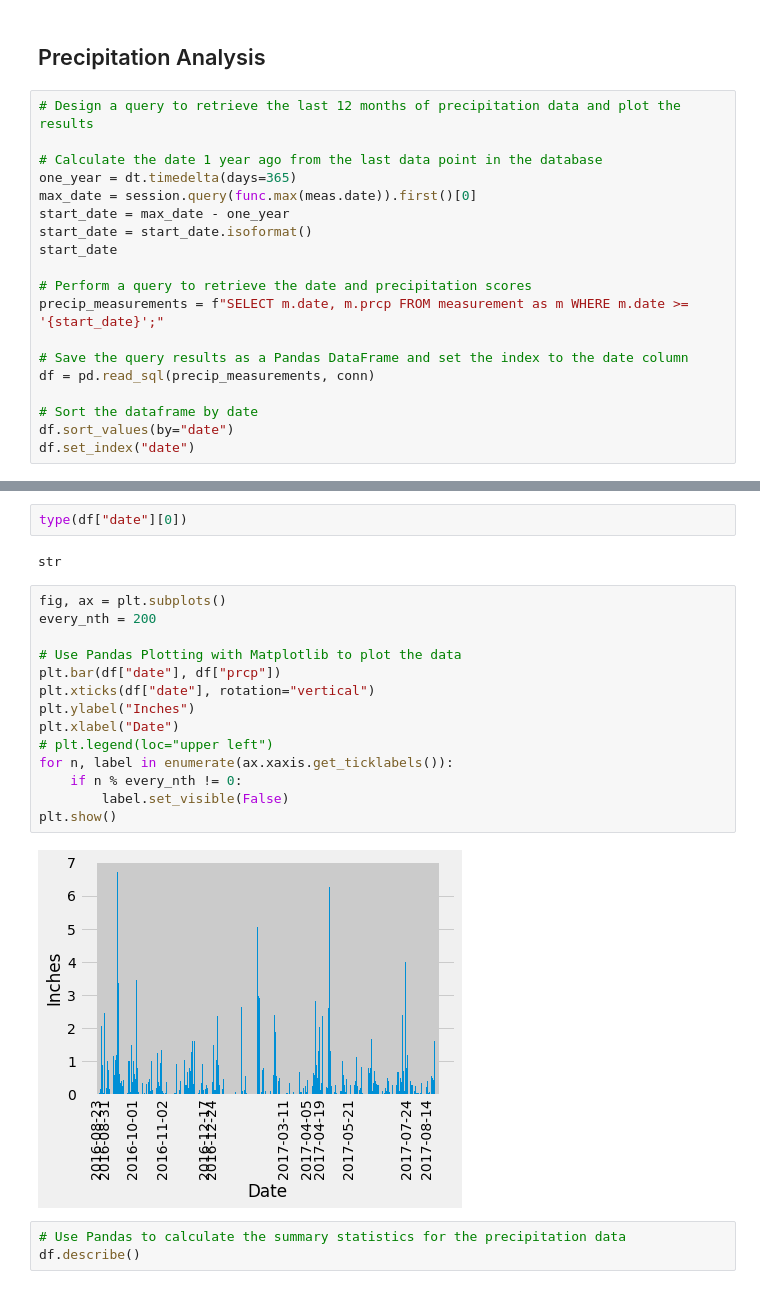
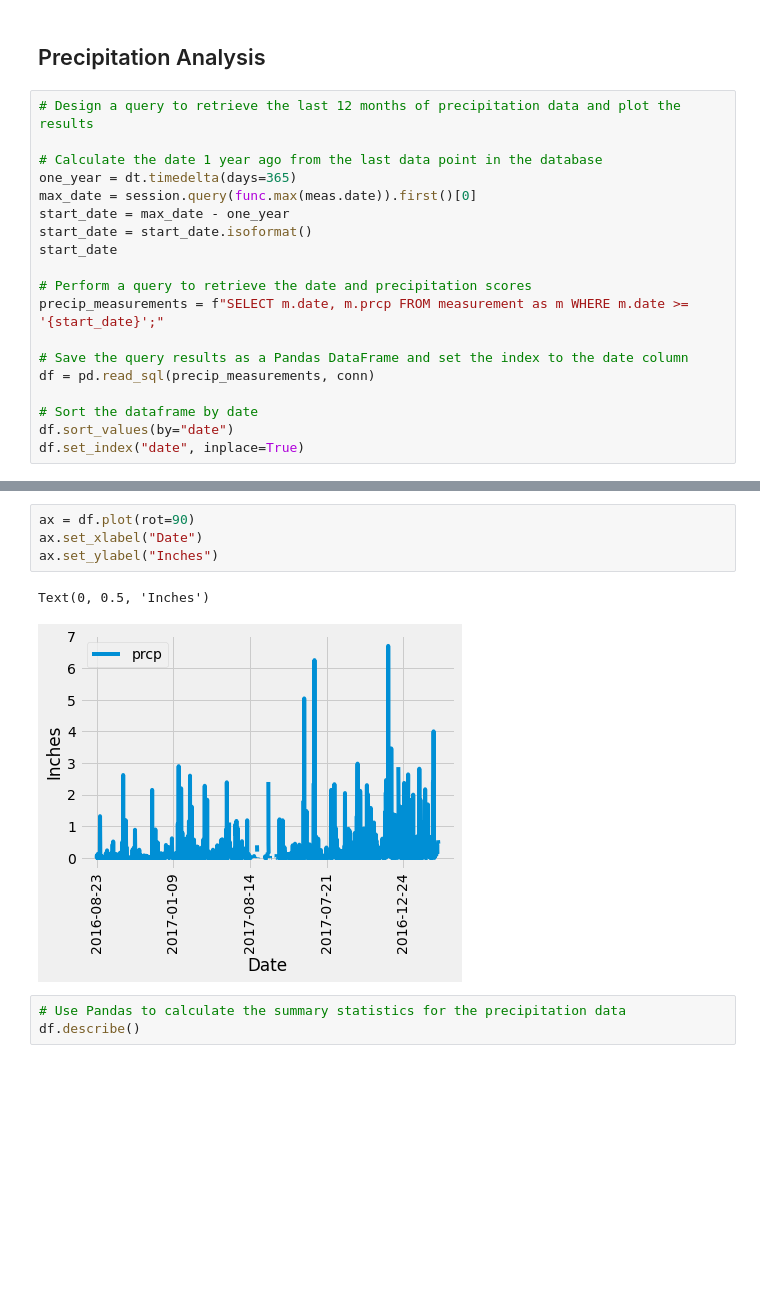
Before and after one commit to DMVance/climate-app, a Jupyter notebook: climate_starter.ipynb, the cells around one changed output, grey strips where cells are left out. Drawn from its saved outputs; the diff is of its cells as text; blank space fills up the shorter version.

```diff
--- a/climate_starter.ipynb
+++ b/climate_starter.ipynb
@@ -147,4 +144,4 @@ df = pd.read_sql(precip_measurements, conn)
 
 # Sort the dataframe by date
 df.sort_values(by="date")
-df.set_index("date")
+df.set_index("date", inplace=True)
@@ -166,23 +148,10 @@ df.set_index("date")
-# %%
-type(df["date"][0])
-# %% [output]
-str
-# %%
-fig, ax = plt.subplots()
-every_nth = 200
-
-# Use Pandas Plotting with Matplotlib to plot the data
-plt.bar(df["date"], df["prcp"])
-plt.xticks(df["date"], rotation="vertical")
-plt.ylabel("Inches")
-plt.xlabel("Date")
-# plt.legend(loc="upper left")
-for n, label in enumerate(ax.xaxis.get_ticklabels()):
-    if n % every_nth != 0:
-        label.set_visible(False)
-plt.show()
-# %% [output]
-[figure, removed]
+# %%
+ax = df.plot(rot=90)
+ax.set_xlabel("Date")
+ax.set_ylabel("Inches")
+# %% [output]
+Text(0, 0.5, 'Inches')
+[figure, added]
 # %%
 # Use Pandas to calculate the summary statistics for the precipitation data
 df.describe()
```
Also changed, not shown: parts of 21 cells of this notebook.
